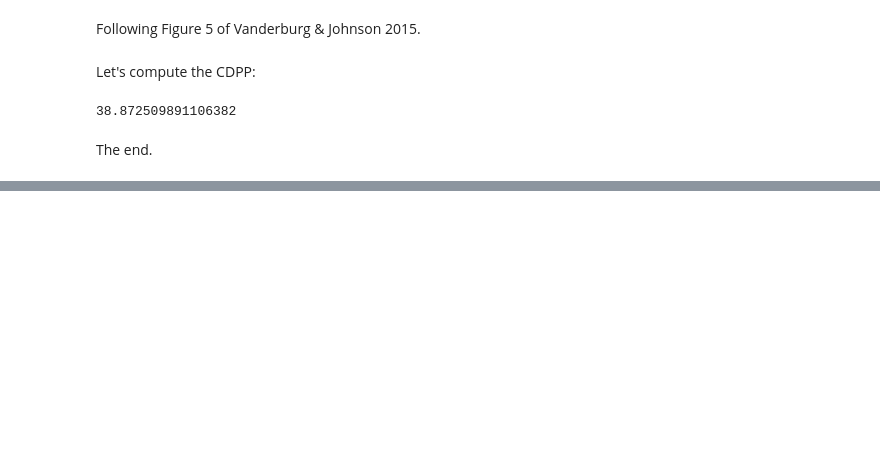
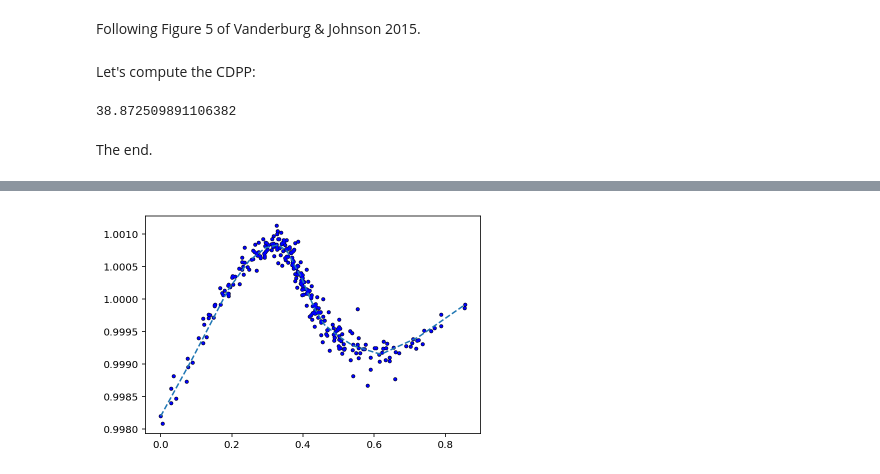
Before and after one commit to KeplerGO/pyke, a Jupyter notebook: docs/source/tutorials/ipython_notebooks/detrending/Replicate_Vanderburg_2014_K2SFF.ipynb, the cells around one changed output, grey strips where cells are left out. Cells and saved outputs as stored; diff of their text form; code cells hidden in the pictures; blank space fills up the shorter version.

```diff
--- a/docs/source/tutorials/ipython_notebooks/detrending/Replicate_Vanderburg_2014_K2SFF.ipynb
+++ b/docs/source/tutorials/ipython_notebooks/detrending/Replicate_Vanderburg_2014_K2SFF.ipynb
@@ -330,0 +258,4 @@ The end.
+# %%
+sff.plot_normflux_arclength()
+# %% [output]
+[figure, added]
```
Also changed, not shown: parts of 11 cells of this notebook, 3 other files.
